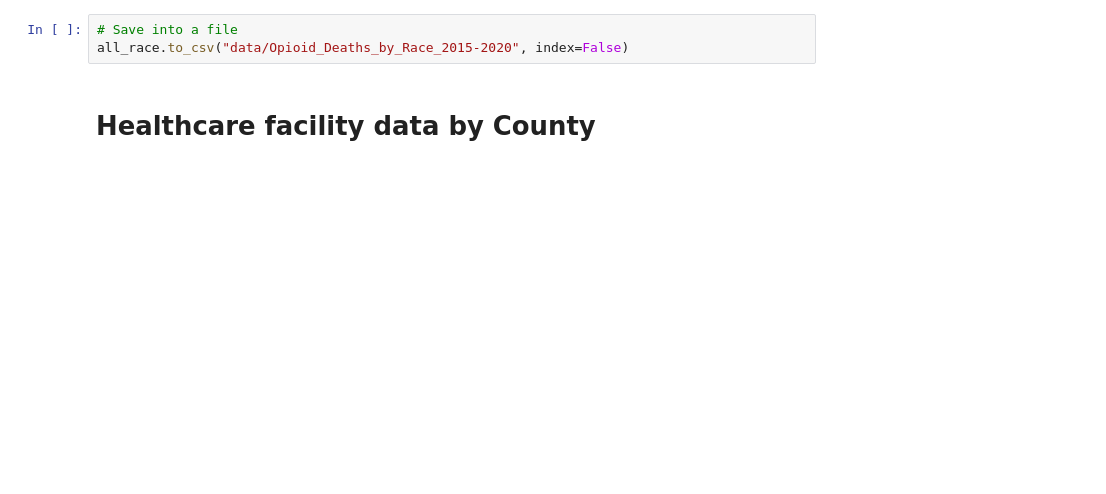
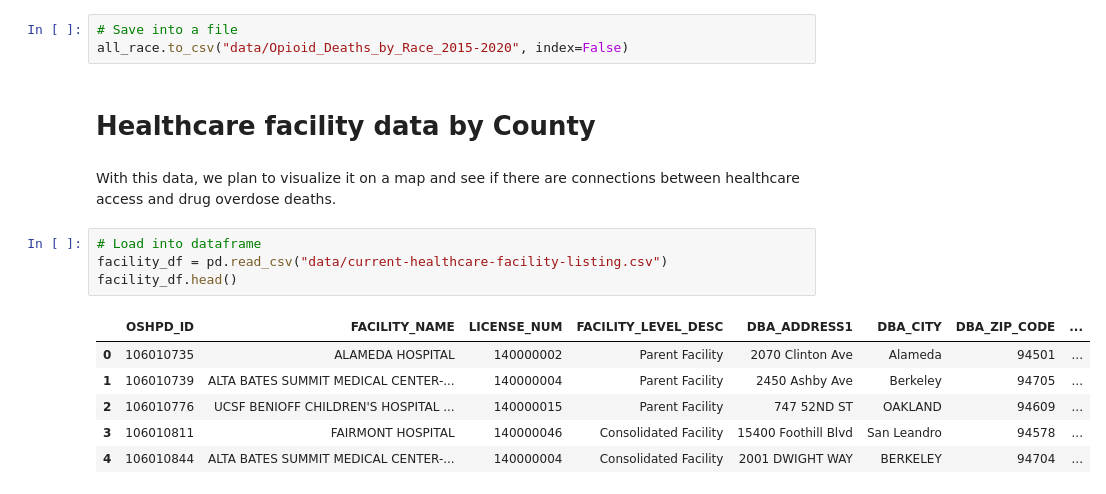
Before and after one commit to midori256/DS4A_Capstone_Project, a Jupyter notebook: Data_Wrangling.ipynb, the cells around one changed output. Saved outputs shown, nothing was run; the diff lists cells and outputs as text; blank space fills up the shorter version.

```diff
--- a/Data_Wrangling.ipynb
+++ b/Data_Wrangling.ipynb
@@ -193,3 +207,16 @@ all_race.head()
 all_race.to_csv("data/Opioid_Deaths_by_Race_2015-2020", index=False)
 # %% [markdown]
 # Healthcare facility data by County
+# %% [markdown]
+With this data, we plan to visualize it on a map and see if there are connections between healthcare access and drug overdose deaths.
+# %%
+# Load into dataframe
+facility_df = pd.read_csv("data/current-healthcare-facility-listing.csv")
+facility_df.head()
+# %% [output]
+|  | OSHPD_ID | FACILITY_NAME | LICENSE_NUM | FACILITY_LEVEL_DESC | DBA_ADDRESS1 | DBA_CITY | DBA_ZIP_CODE | ... |
+| 0 | 106010735 | ALAMEDA HOSPITAL | 140000002 | Parent Facility | 2070 Clinton Ave | Alameda | 94501 | ... |
+| 1 | 106010739 | ALTA BATES SUMMIT MEDICAL CENTER-... | 140000004 | Parent Facility | 2450 Ashby Ave | Berkeley | 94705 | ... |
+| 2 | 106010776 | UCSF BENIOFF CHILDREN'S HOSPITAL ... | 140000015 | Parent Facility | 747 52ND ST | OAKLAND | 94609 | ... |
+| 3 | 106010811 | FAIRMONT HOSPITAL | 140000046 | Consolidated Facility | 15400 Foothill Blvd | San Leandro | 94578 | ... |
+| 4 | 106010844 | ALTA BATES SUMMIT MEDICAL CENTER-... | 140000004 | Consolidated Facility | 2001 DWIGHT WAY | BERKELEY | 94704 | ... |
```
Also changed, not shown: parts of 2 cells of this notebook.
